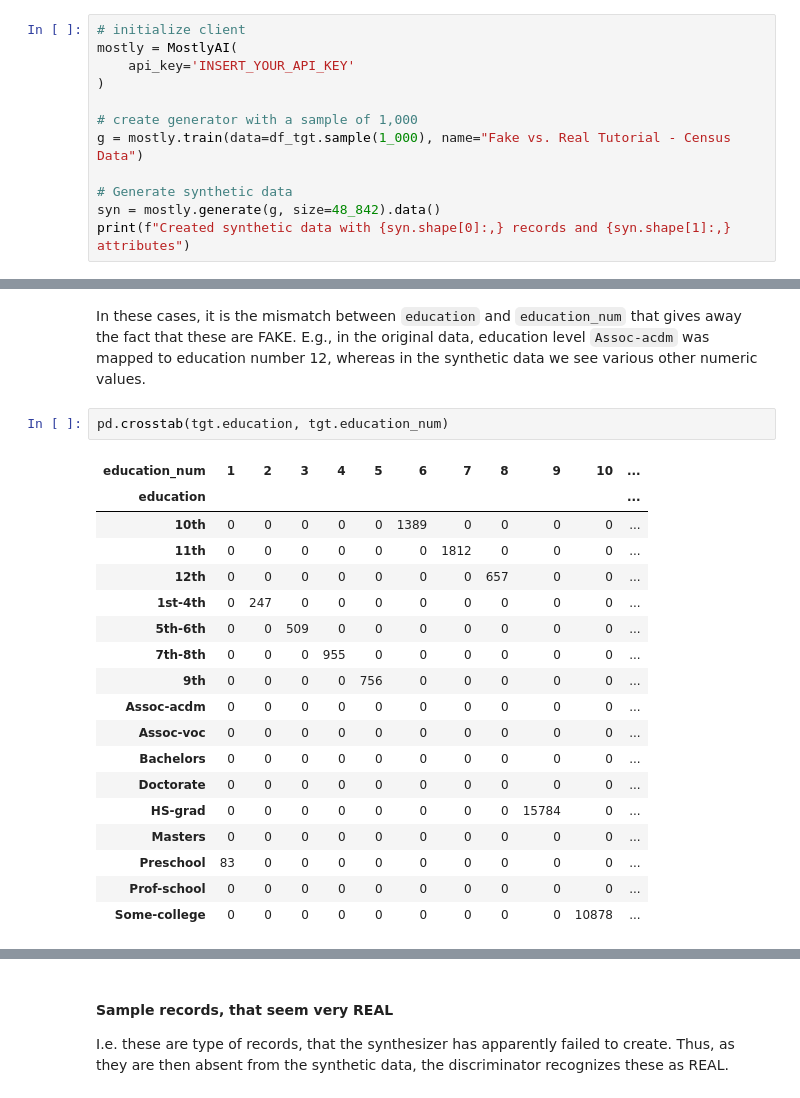
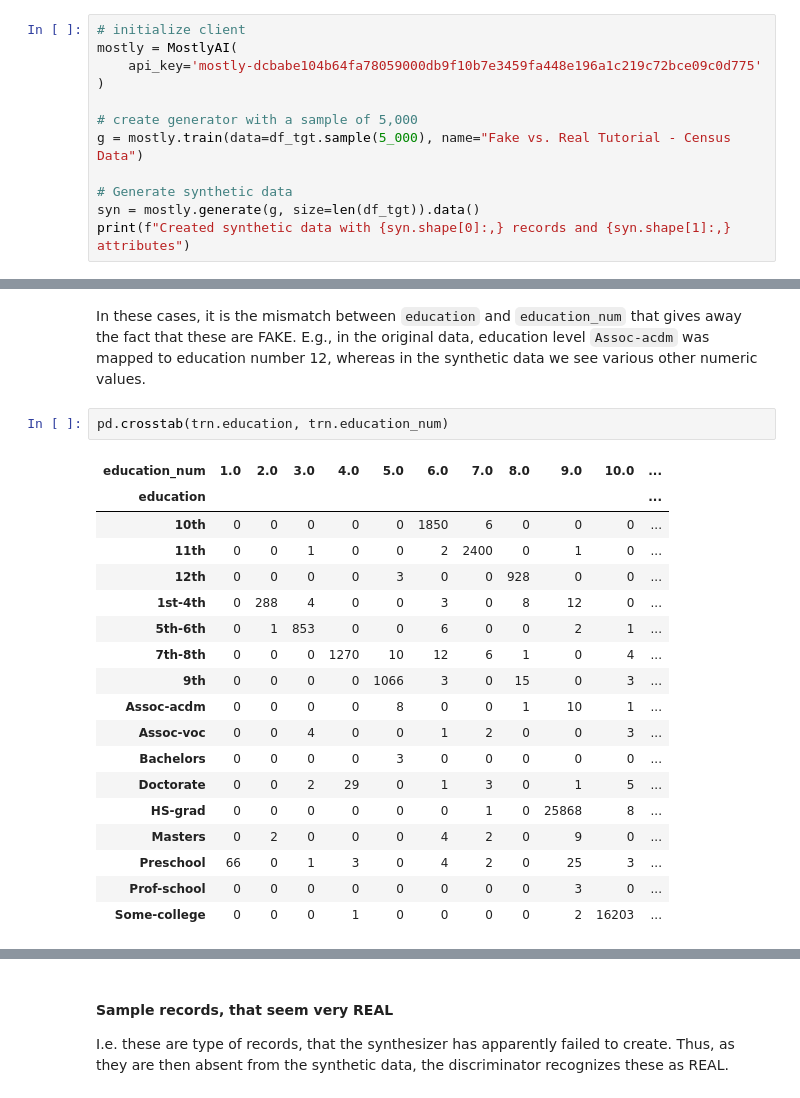
Before and after one commit to mostly-ai/mostly-tutorials, a Jupyter notebook: fake-or-real/fake-or-real.ipynb, the cells around one changed output, grey strips where cells are left out. Saved outputs shown, nothing was run; the diff lists cells and outputs as text.

```diff
--- a/fake-or-real/fake-or-real.ipynb
+++ b/fake-or-real/fake-or-real.ipynb
@@ -40,13 +40,13 @@ df_tgt
 # %%
 # initialize client
 mostly = MostlyAI(
-    api_key='INSERT_YOUR_API_KEY'
+    api_key='mostly-dcbabe104b64fa78059000db9f10b7e3459fa448e196a1c219c72bce09c0d775'
 )
 
-# create generator with a sample of 1,000
-g = mostly.train(data=df_tgt.sample(1_000), name="Fake vs. Real Tutorial - Census Data")
+# create generator with a sample of 5,000
+g = mostly.train(data=df_tgt.sample(5_000), name="Fake vs. Real Tutorial - Census Data")
 
 # Generate synthetic data
-syn = mostly.generate(g, size=48_842).data()
+syn = mostly.generate(g, size=len(df_tgt)).data()
 print(f"Created synthetic data with {syn.shape[0]:,} records and {syn.shape[1]:,} attributes")
 # %% [output]
@@ -159,26 +165,26 @@ hol.sort_values('is_fake').tail(n=100).sample(n=5)
 # %% [markdown]
 In these cases, it is the mismatch between `education` and `education_num` that gives away the fact that these are FAKE. E.g., in the original data, education level `Assoc-acdm` was mapped to education number 12, whereas in the synthetic data we see various other numeric values.
 # %%
-pd.crosstab(tgt.education, tgt.education_num)
+pd.crosstab(trn.education, trn.education_num)
 # %% [output]
-| education_num | 1 | 2 | 3 | 4 | 5 | 6 | 7 | 8 | 9 | 10 | ... |
+| education_num | 1.0 | 2.0 | 3.0 | 4.0 | 5.0 | 6.0 | 7.0 | 8.0 | 9.0 | 10.0 | ... |
 | education |  |  |  |  |  |  |  |  |  |  | ... |
-| 10th | 0 | 0 | 0 | 0 | 0 | 1389 | 0 | 0 | 0 | 0 | ... |
-| 11th | 0 | 0 | 0 | 0 | 0 | 0 | 1812 | 0 | 0 | 0 | ... |
-| 12th | 0 | 0 | 0 | 0 | 0 | 0 | 0 | 657 | 0 | 0 | ... |
-| 1st-4th | 0 | 247 | 0 | 0 | 0 | 0 | 0 | 0 | 0 | 0 | ... |
-| 5th-6th | 0 | 0 | 509 | 0 | 0 | 0 | 0 | 0 | 0 | 0 | ... |
-| 7th-8th | 0 | 0 | 0 | 955 | 0 | 0 | 0 | 0 | 0 | 0 | ... |
-| 9th | 0 | 0 | 0 | 0 | 756 | 0 | 0 | 0 | 0 | 0 | ... |
-| Assoc-acdm | 0 | 0 | 0 | 0 | 0 | 0 | 0 | 0 | 0 | 0 | ... |
-| Assoc-voc | 0 | 0 | 0 | 0 | 0 | 0 | 0 | 0 | 0 | 0 | ... |
-| Bachelors | 0 | 0 | 0 | 0 | 0 | 0 | 0 | 0 | 0 | 0 | ... |
-| Doctorate | 0 | 0 | 0 | 0 | 0 | 0 | 0 | 0 | 0 | 0 | ... |
-| HS-grad | 0 | 0 | 0 | 0 | 0 | 0 | 0 | 0 | 15784 | 0 | ... |
-| Masters | 0 | 0 | 0 | 0 | 0 | 0 | 0 | 0 | 0 | 0 | ... |
-| Preschool | 83 | 0 | 0 | 0 | 0 | 0 | 0 | 0 | 0 | 0 | ... |
-| Prof-school | 0 | 0 | 0 | 0 | 0 | 0 | 0 | 0 | 0 | 0 | ... |
-| Some-college | 0 | 0 | 0 | 0 | 0 | 0 | 0 | 0 | 0 | 10878 | ... |
+| 10th | 0 | 0 | 0 | 0 | 0 | 1850 | 6 | 0 | 0 | 0 | ... |
+| 11th | 0 | 0 | 1 | 0 | 0 | 2 | 2400 | 0 | 1 | 0 | ... |
+| 12th | 0 | 0 | 0 | 0 | 3 | 0 | 0 | 928 | 0 | 0 | ... |
+| 1st-4th | 0 | 288 | 4 | 0 | 0 | 3 | 0 | 8 | 12 | 0 | ... |
+| 5th-6th | 0 | 1 | 853 | 0 | 0 | 6 | 0 | 0 | 2 | 1 | ... |
+| 7th-8th | 0 | 0 | 0 | 1270 | 10 | 12 | 6 | 1 | 0 | 4 | ... |
+| 9th | 0 | 0 | 0 | 0 | 1066 | 3 | 0 | 15 | 0 | 3 | ... |
+| Assoc-acdm | 0 | 0 | 0 | 0 | 8 | 0 | 0 | 1 | 10 | 1 | ... |
+| Assoc-voc | 0 | 0 | 4 | 0 | 0 | 1 | 2 | 0 | 0 | 3 | ... |
+| Bachelors | 0 | 0 | 0 | 0 | 3 | 0 | 0 | 0 | 0 | 0 | ... |
+| Doctorate | 0 | 0 | 2 | 29 | 0 | 1 | 3 | 0 | 1 | 5 | ... |
+| HS-grad | 0 | 0 | 0 | 0 | 0 | 0 | 1 | 0 | 25868 | 8 | ... |
+| Masters | 0 | 2 | 0 | 0 | 0 | 4 | 2 | 0 | 9 | 0 | ... |
+| Preschool | 66 | 0 | 1 | 3 | 0 | 4 | 2 | 0 | 25 | 3 | ... |
+| Prof-school | 0 | 0 | 0 | 0 | 0 | 0 | 0 | 0 | 3 | 0 | ... |
+| Some-college | 0 | 0 | 0 | 1 | 0 | 0 | 0 | 0 | 2 | 16203 | ... |
 # %%
 pd.crosstab(syn.education, syn.education_num)
 # %% [output]
```
Also changed, not shown: parts of 5 cells of this notebook.
